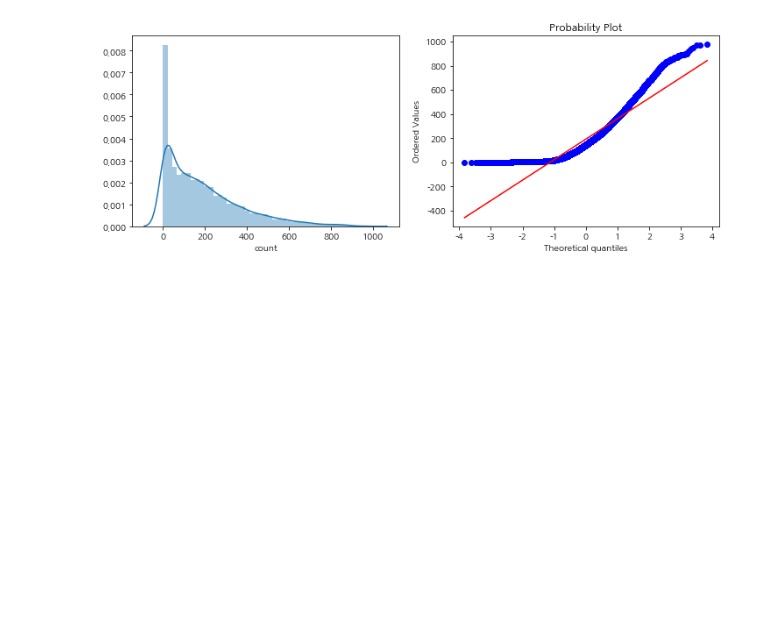
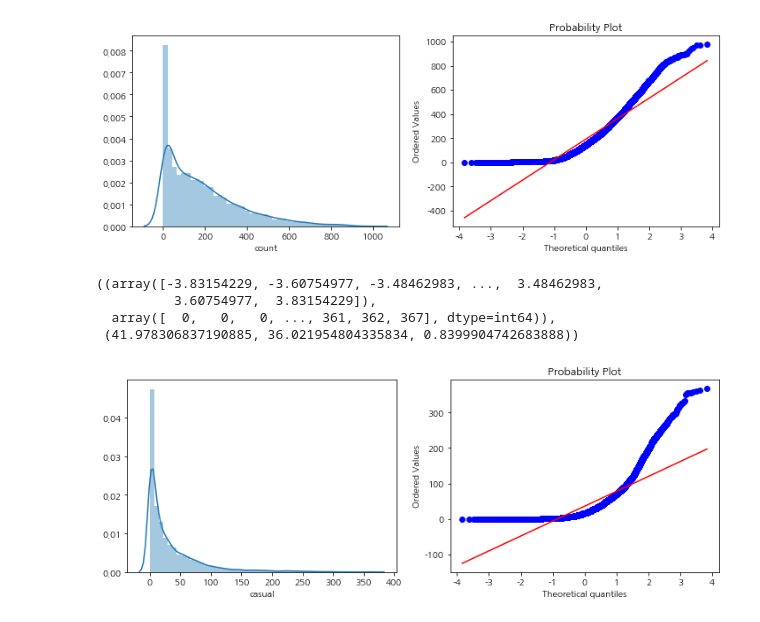
Before and after one commit to tmdrb0707/Python, a Jupyter notebook: bike_sharing_demand/bike_sharing_demand.ipynb, the cells around one changed output. Drawn from its saved outputs; the diff is of its cells as text; code cells hidden in the pictures; blank space fills up the shorter version.

```diff
--- a/bike_sharing_demand/bike_sharing_demand.ipynb
+++ b/bike_sharing_demand/bike_sharing_demand.ipynb
@@ -236,6 +287,0 @@ sns.regplot(data = train, x = "humidity", y = "count", ax = ax3)
-# %%
-def concatenate_year_month(datetime):
-    return "{0}-{1}".format(datetime.year, datetime.month)
-
-train["year_month"] = train["datetime"].apply(concatenate_year_month)
-train[["datetime", "year_month"]].head()
@@ -267,3 +308,17 @@ stats.probplot(train["count"], dist = "norm", fit = True, plot = axes[1])
   array([  1,   1,   1, ..., 968, 970, 977], dtype=int64)),
  (169.82942673231383, 191.5741319125482, 0.9372682766213174))
 [figure]
+# %%
+# casual값의 데이터 분포도를 파악
+
+fig, axes = plt.subplots(ncols = 2)
+fig.set_size_inches(12, 4)
+
+sns.distplot(train["casual"], ax = axes[0])
+stats.probplot(train["casual"], dist = "norm", fit = True, plot = axes[1])
+# %% [output]
+((array([-3.83154229, -3.60754977, -3.48462983, ...,  3.48462983,
+          3.60754977,  3.83154229]),
+  array([  0,   0,   0, ..., 361, 362, 367], dtype=int64)),
+ (41.978306837190885, 36.021954804335834, 0.8399904742683888))
+[figure, added]
```
Also changed, not shown: parts of 52 cells of this notebook.
